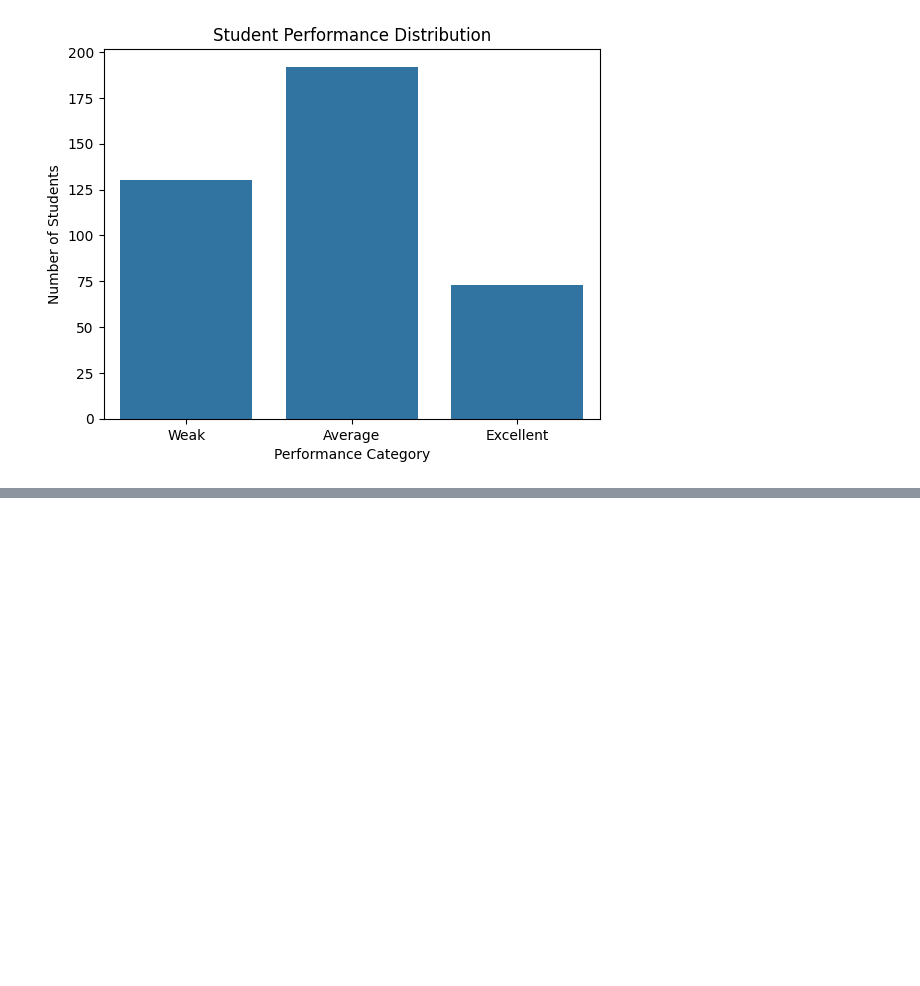
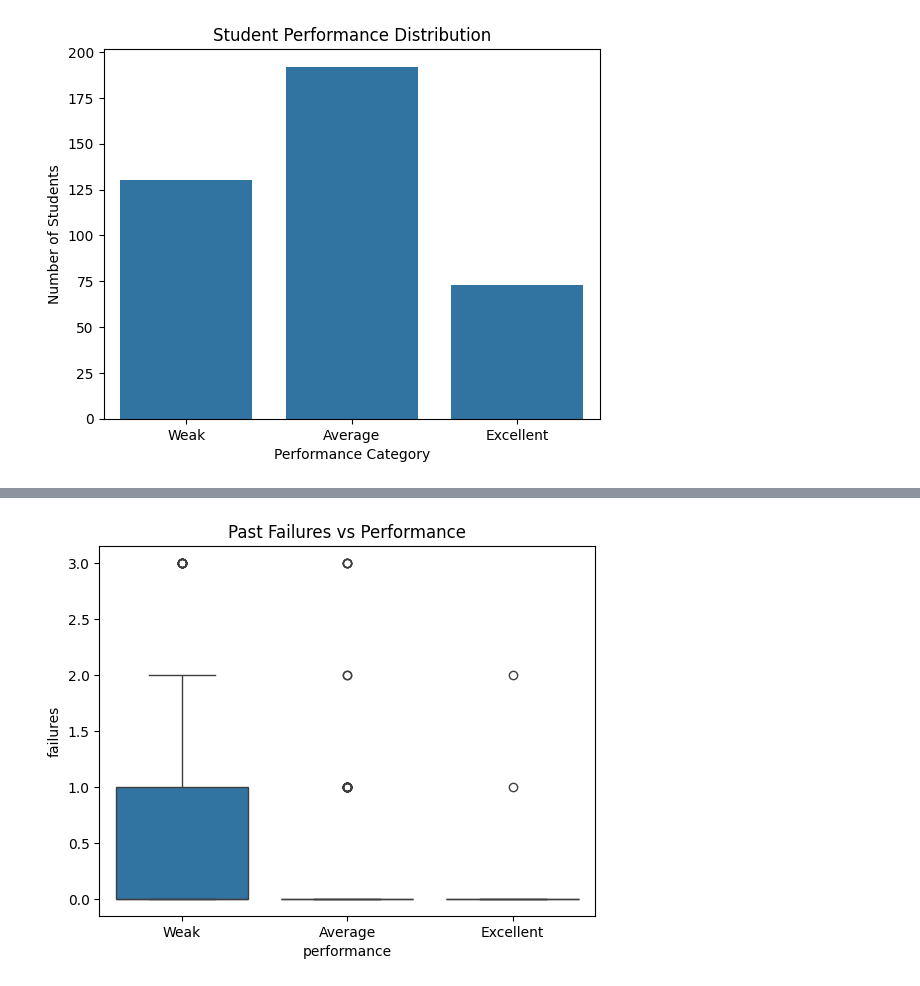
Before and after one commit to Hazira-Azam/student-performance-prediction, a Jupyter notebook: notebooks/01_eda.ipynb, the cells around one changed output, grey strips where cells are left out. Saved outputs shown, nothing was run; the diff lists cells and outputs as text; code cells hidden in the pictures; blank space fills up the shorter version.

```diff
--- a/notebooks/01_eda.ipynb
+++ b/notebooks/01_eda.ipynb
@@ -88,0 +111,8 @@ plt.show()
+# %%
+sns.boxplot(x="performance", y="failures", data=df)
+
+plt.title("Past Failures vs Performance")
+
+plt.show()
+# %% [output]
+[figure, added]
```
Also changed, not shown: parts of 11 cells of this notebook, 10 other files.
